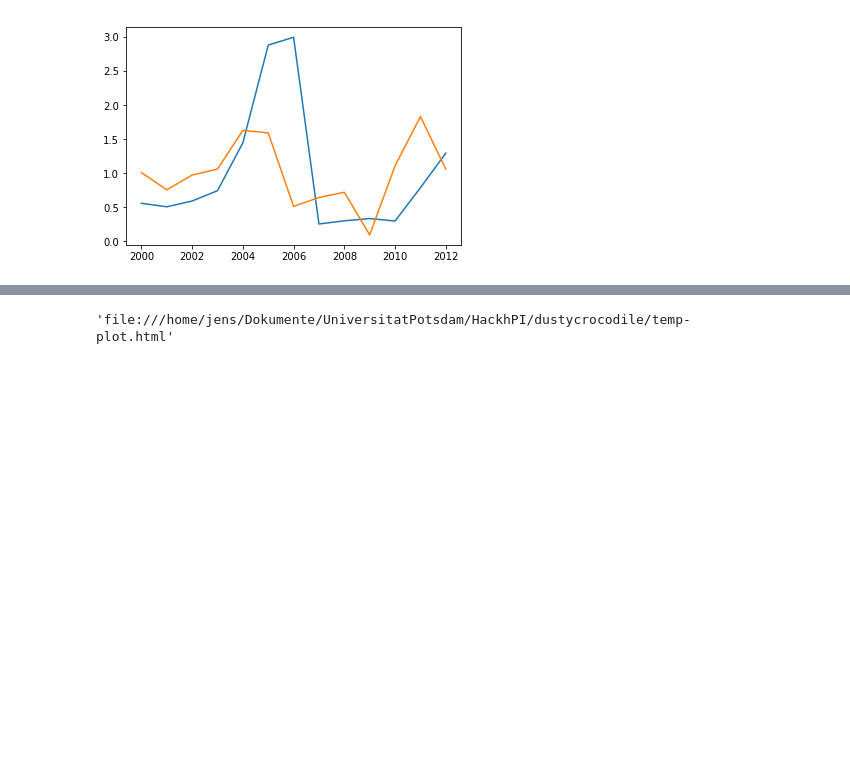
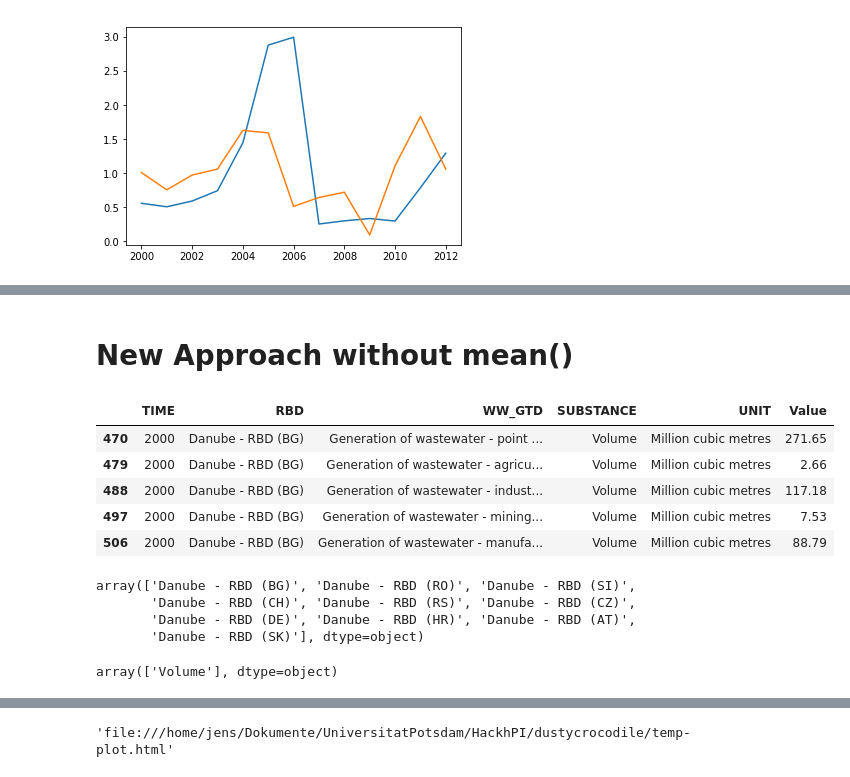
Before and after one commit to ekaterinailin/dustycrocodile, a Jupyter notebook: Jens_workspace.ipynb, the cells around one changed output, grey strips where cells are left out. Cells and saved outputs as stored; diff of their text form; code cells hidden in the pictures; blank space fills up the shorter version.

```diff
--- a/Jens_workspace.ipynb
+++ b/Jens_workspace.ipynb
@@ -256,0 +211,20 @@ dg.head()
+# %% [markdown]
+# New Approach without mean()
+# %%
+df.loc[df.RBD == 'Danube (RS)', 'RBD'] = 'Danube - RBD (RS)'
+df_dan = df[df.RBD.str.contains("Danube - RBD")]
+df_dan.head()
+# %% [output]
+|  | TIME | RBD | WW_GTD | SUBSTANCE | UNIT | Value |
+| 470 | 2000 | Danube - RBD (BG) | Generation of wastewater - point ... | Volume | Million cubic metres | 271.65 |
+| 479 | 2000 | Danube - RBD (BG) | Generation of wastewater - agricu... | Volume | Million cubic metres | 2.66 |
+| 488 | 2000 | Danube - RBD (BG) | Generation of wastewater - indust... | Volume | Million cubic metres | 117.18 |
+| 497 | 2000 | Danube - RBD (BG) | Generation of wastewater - mining... | Volume | Million cubic metres | 7.53 |
+| 506 | 2000 | Danube - RBD (BG) | Generation of wastewater - manufa... | Volume | Million cubic metres | 88.79 |
+# %%
+df_dan.RBD.unique()
+# %% [output]
+array(['Danube - RBD (BG)', 'Danube - RBD (RO)', 'Danube - RBD (SI)',
+       'Danube - RBD (CH)', 'Danube - RBD (RS)', 'Danube - RBD (CZ)',
+       'Danube - RBD (DE)', 'Danube - RBD (HR)', 'Danube - RBD (AT)',
+       'Danube - RBD (SK)'], dtype=object)
@@ -256,0 +240,4 @@ dg.head()
+# %%
+df_RS['SUBSTANCE'].unique()
+# %% [output]
+array(['Volume'], dtype=object)
```
Also changed, not shown: parts of 22 cells of this notebook, 1 other file.
